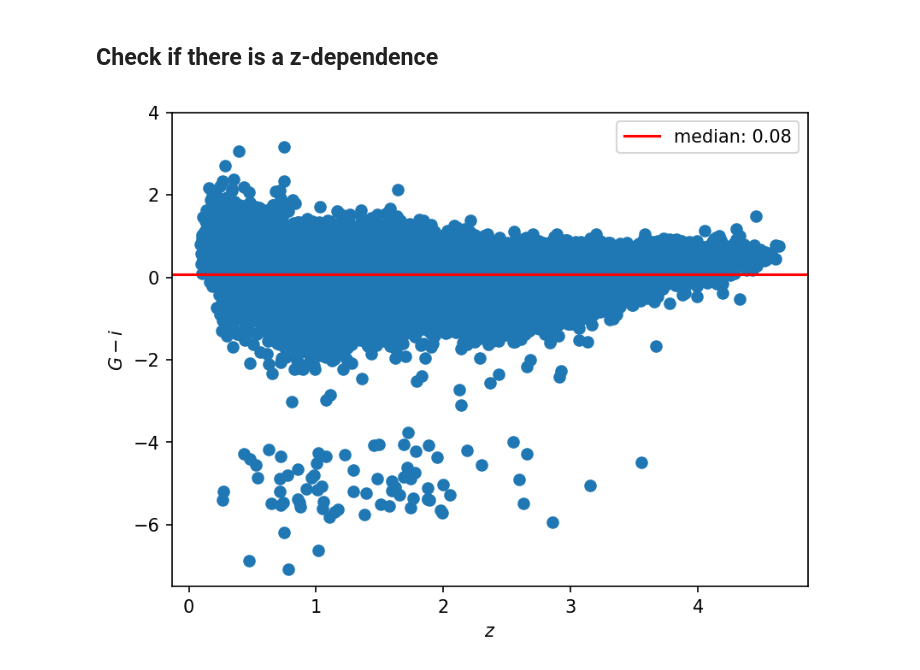
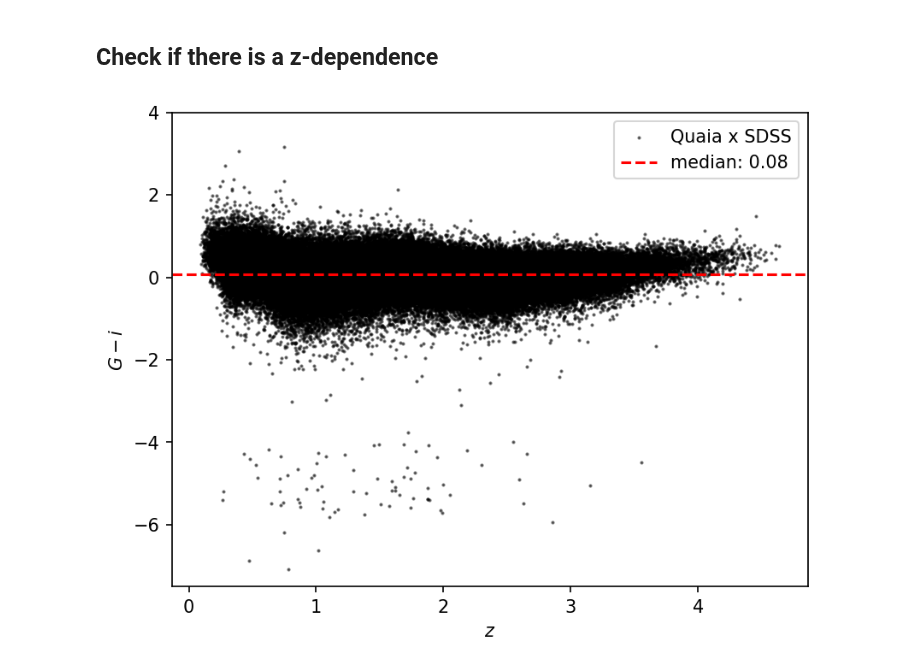
Before and after one commit to mshiferaw/quaia_bias, a Jupyter notebook: notebooks/2025-08-26_G-i.ipynb, the cells around one changed output. Saved outputs shown, nothing was run; the diff lists cells and outputs as text; code cells hidden in the pictures.

Commit message:
compute median G-i

```diff
--- a/notebooks/2025-08-26_G-i.ipynb
+++ b/notebooks/2025-08-26_G-i.ipynb
@@ -90,14 +90,14 @@ median G-i: 0.08305740356445312 +/- 55.41464614868164
 ## Check if there is a z-dependence
 # %%
 plt.scatter(tab_quaia_with_sdssdr16q_match['redshift_quaia'],
-            tab_quaia_with_sdssdr16q_match['G-i'])
-plt.axhline(median, color = 'red', label = 'median: {:.2f}'.format(median))
+            tab_quaia_with_sdssdr16q_match['G-i'], s = 1, alpha = 0.5, label = 'Quaia x SDSS', color = 'black')
+plt.axhline(median, color = 'red', label = 'median: {:.2f}'.format(median), linestyle = '--')
 plt.xlabel('$z$')
 plt.ylabel('$G-i$')
 plt.ylim(-7.5,4)
 plt.legend()
 plt.show()
 # %% [output]
-[figure, old version]
+[figure, new version]
 # %%
 plt.scatter(tab_quaia_with_sdssdr16q_match['redshift_quaia'],
```
Also changed, not shown: parts of 3 cells of this notebook.
